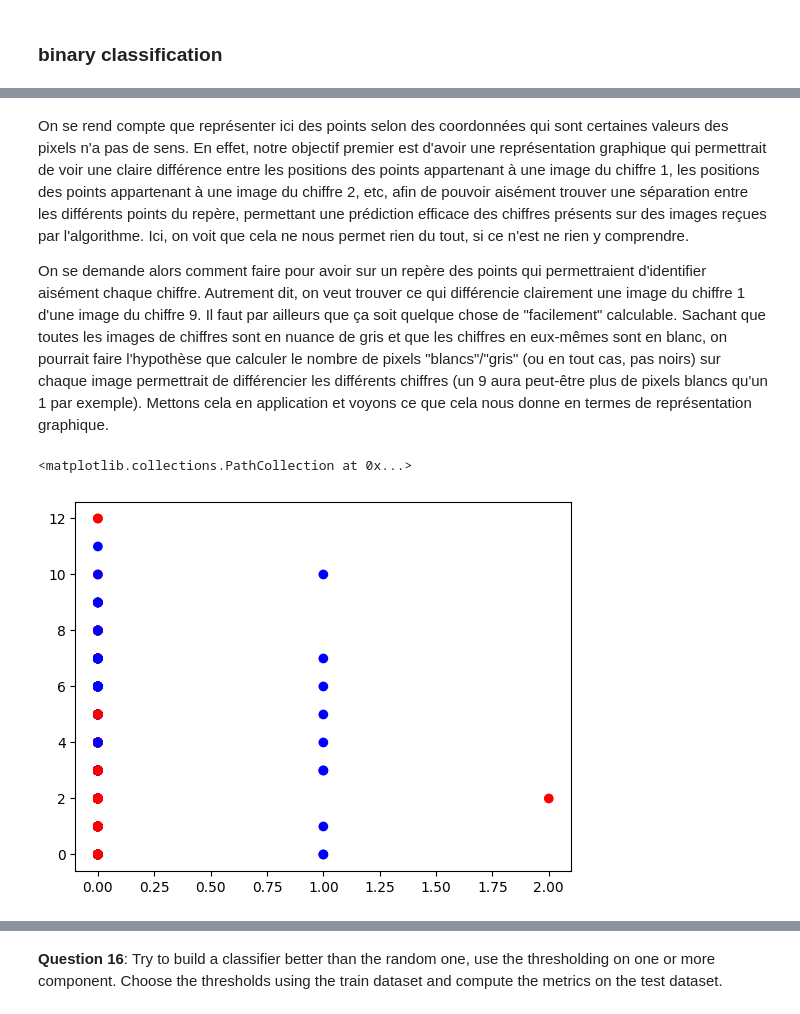
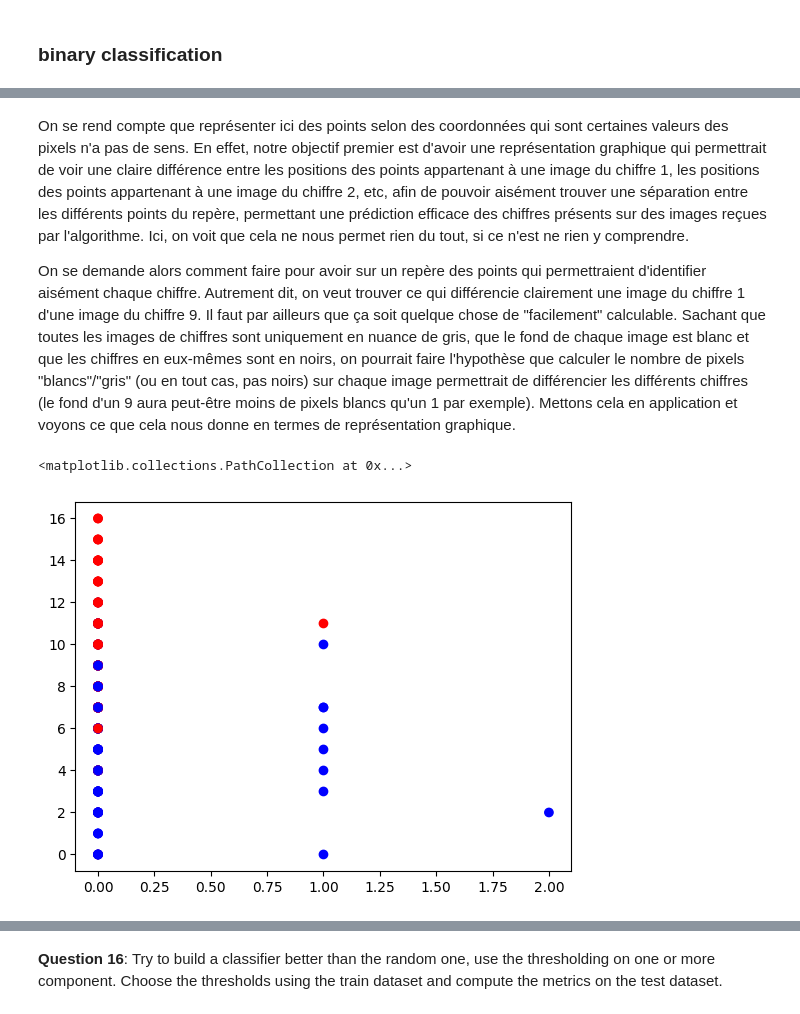
Before and after one commit to MichelKadilar/SI4, a Jupyter notebook: Semestre 7/Machine Learning/intro.ipynb, the cells around one changed output, grey strips where cells are left out. Drawn from its saved outputs; the diff is of its cells as text; code cells hidden in the pictures.

```diff
--- a/Semestre 7/Machine Learning/intro.ipynb
+++ b/Semestre 7/Machine Learning/intro.ipynb
@@ -385,7 +399,7 @@ F1 score (test):  0.09849749582637729
 # %%
 # we choose to remove class with label 1,2,3,4,5,6,7,8
 print(X)
-XBinaire = X[(y == 0) | (y == 9)] # équivalent à XBinaire.append(X[i] if y[i]==1 or y[i]==9)
-yBinaire = y[(y == 0) | (y == 9)] # équivalent à yBinaire.append(y[i] if y[i]==1 or y[i]==9)
+XBinaire = X[(y == 1) | (y == 9)] # équivalent à XBinaire.append(X[i] if y[i]==1 or y[i]==9)
+yBinaire = y[(y == 1) | (y == 9)] # équivalent à yBinaire.append(y[i] if y[i]==1 or y[i]==9)
 # En retirant 8 classes des 10 classes précédemment disponibles, on descend à 2 classes disponibles, on peut donc faire une classification binaire.
 # %% [output]
@@ -424,17 +458,17 @@ plt.scatter(X1, X2, color=c[y_train]) # le nuage de points
 On se rend compte que représenter ici des points selon des coordonnées qui sont certaines valeurs des pixels n'a pas de sens. En effet, notre objectif premier est d'avoir une représentation graphique qui permettrait de voir une claire différence entre les positions des points appartenant à une image du chiffre 1, les positions des points appartenant à une image du chiffre 2, etc, afin de pouvoir aisément trouver une séparation entre les différents points du repère, permettant une prédiction efficace des chiffres présents sur des images reçues par l'algorithme. Ici, on voit que cela ne nous permet rien du tout, si ce n'est ne rien y comprendre.
 
 On se demande alors comment faire pour avoir sur un repère des points qui permettraient d'identifier aisément chaque chiffre. Autrement dit, on veut trouver ce qui différencie clairement une image du chiffre 1 d'une image du chiffre 9. Il faut par ailleurs que ça soit quelque chose de "facilement" calculable.
-Sachant que toutes les images de chiffres sont en nuance de gris et que les chiffres en eux-mêmes sont en blanc, on pourrait faire l'hypothèse que calculer le nombre de pixels "blancs"/"gris" (ou en tout cas, pas noirs) sur chaque image permettrait de différencier les différents chiffres (un 9 aura peut-être plus de pixels blancs qu'un 1 par exemple). Mettons cela en application et voyons ce que cela nous donne en termes de représentation graphique.
+Sachant que toutes les images de chiffres sont uniquement en nuance de gris, que le fond de chaque image est blanc et que les chiffres en eux-mêmes sont en noirs, on pourrait faire l'hypothèse que calculer le nombre de pixels "blancs"/"gris" (ou en tout cas, pas noirs) sur chaque image permettrait de différencier les différents chiffres (le fond d'un 9 aura peut-être moins de pixels blancs qu'un 1 par exemple). Mettons cela en application et voyons ce que cela nous donne en termes de représentation graphique.
 # %%
-def count_light_pixel_of_column(x): # gray and whiter pixels
+def count_light_pixel(x): # gray and whiter pixels
     return np.count_nonzero(x > 15) # compte le nombre de pixels dont la valeur (la nuance de gris) est supérieure à 15 (on considère qu'une valeur supérieure à 15 signifie que ce n'est pas un pixel noir)
 # %%
 # appliquer la fonction  (merci Edgar pour la méthode que je ne connaissais pas)
-X_train_white = np.apply_along_axis(count_light_pixel_of_column, 1, X_train)
+X_train_white = np.apply_along_axis(count_light_pixel, 1, X_train)
 
 # Supposons qu'on prend comme abscisse tous les X[i][1], c'est-à-dire la valeur d'indice 1 dans chaque image, et en ordonnée le nombre de pixels blancs/gris comptés dans l'image
-plt.scatter(X2, X_train_white, c=['red' if y == 0 else 'blue' for y in y_train])
+plt.scatter(X2, X_train_white, c=['red' if y == 1 else 'blue' for y in y_train])
 # %% [output]
 <matplotlib.collections.PathCollection at 0x...>
-[figure, old version]
+[figure, new version]
 # %% [markdown]
```
Also changed, not shown: parts of 13 cells of this notebook, 2 other files.
